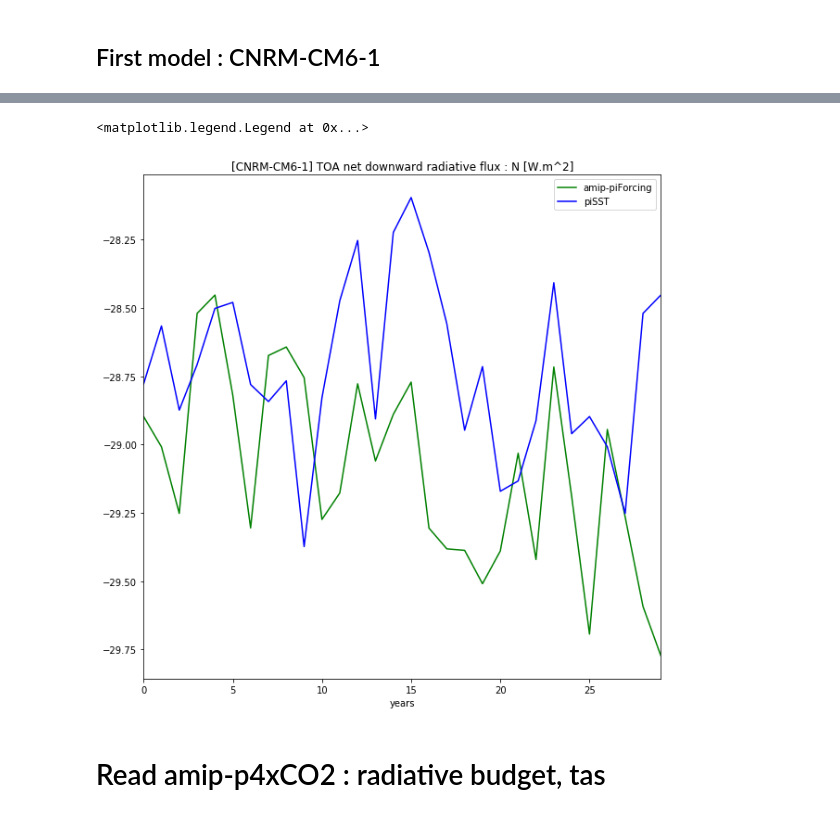
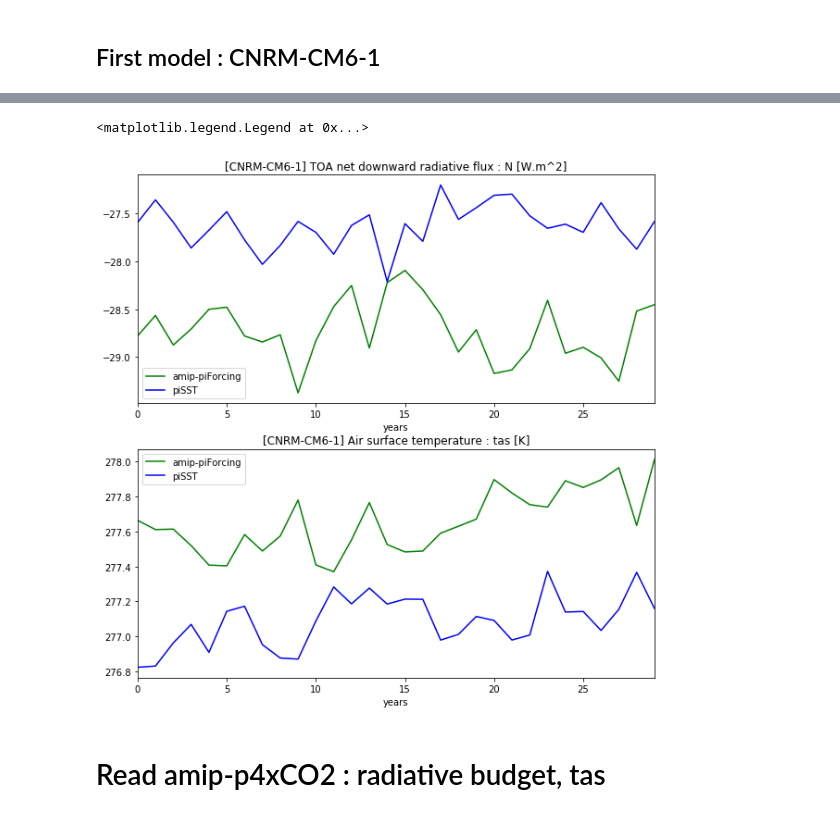
Before and after one commit to benmsanderson/CNRMppe, a Jupyter notebook: CFMIP_Lambda.ipynb, the cells around one changed output, grey strips where cells are left out. Drawn from its saved outputs; the diff is of its cells as text; code cells hidden in the pictures.

Commit message:
comparaison ctl et 4xCO2 dans CFMIP_Lambda.ipynb

```diff
--- a/CFMIP_Lambda.ipynb
+++ b/CFMIP_Lambda.ipynb
@@ -88,0 +84,13 @@ CNRM_actl3
+# %%
+#------------- CNRM_SST : open files and read variables ----------------------
+#
+path_sst = "/data/scratch/globc/peatier/CMIP6/CNRM-CM6-1/CFMIP/SST/"
+filename_sstCTL = "*_piSST_*.nc"
+file_sstCTL = xr.open_mfdataset(path_sst+filename_sstCTL,combine='by_coords')
+#
+variables=['rlut', 'rsut','rsdt','tas']
+df_sstCTL=file_sstCTL[variables].to_dataframe().drop('height',axis=1)
+df1_sstCTL=df_sstCTL.reset_index(level=['time'])
+df1_sstCTL['year']=pd.DatetimeIndex(df1_sstCTL['time']).year
+sst_CTL=df1_sstCTL.groupby(['year']).mean()
+sst_CTL
@@ -89,12 +116,11 @@ CNRM_actl3
 # %%
 # Compute radiative budget
-CNRM_actl3['F']=CNRM_actl3['rsdt']
-CNRM_actl3['H']=CNRM_actl3['rsut']+CNRM_actl3['rlut']
-CNRM_actl3['N']=CNRM_actl3['F']-CNRM_actl3['H']
+sst_CTL['F']=sst_CTL['rsdt']
+sst_CTL['H']=sst_CTL['rsut']+sst_CTL['rlut']
+sst_CTL['N']=sst_CTL['F']-sst_CTL['H']
 
 # reshape
-CNRM_year_list=range(1870,1985,1)
-CNRM_actl=CNRM_actl3.drop(CNRM_year_list).reset_index(level=['year']).drop(axis=1,columns='year')
-CNRM_actl
+sstCTL=sst_CTL.reset_index(level=['year']).drop(axis=1,columns='year')
+sstCTL
 # %% [output]
 |  | rlut | rsut | rsdt | tas | F | H | N |
@@ -210,12 +143,21 @@ CNRM_sctl
 # %%
 # Create plot of radiative budget
+plt.subplot(211)
 ax=plt.gca()
-CNRM_actl.plot(y='N',kind='line',title='[CNRM-CM6-1] TOA net downward radiative flux : N [W.m^2]',legend=True, color='green',figsize=(10,10),ax=ax)
-CNRM_sctl.plot(y='N',kind='line',legend=True, color='blue',ax=ax)
+amipCTL.plot(y='N',kind='line',title='[CNRM-CM6-1] TOA net downward radiative flux : N [W.m^2]',legend=True, color='green',figsize=(10,10),ax=ax)
+sstCTL.plot(y='N',kind='line',legend=True, color='blue',ax=ax)
 plt.xlabel('years')
 ax.legend(['amip-piForcing','piSST'])
+#
+# tas
+plt.subplot(212)
+ax1=plt.gca()
+amipCTL.plot(y='tas',kind='line',title='[CNRM-CM6-1] Air surface temperature : tas [K]',legend=True, color='green',figsize=(10,10),ax=ax1)
+sstCTL.plot(y='tas',kind='line',legend=True, color='blue',ax=ax1)
+plt.xlabel('years')
+ax1.legend(['amip-piForcing','piSST'])
 # %% [output]
 <matplotlib.legend.Legend at 0x...>
-[figure, old version]
+[figure, new version]
 # %% [markdown]
 # Read amip-p4xCO2 : radiative budget, tas
```
Also changed, not shown: parts of 13 cells of this notebook.
